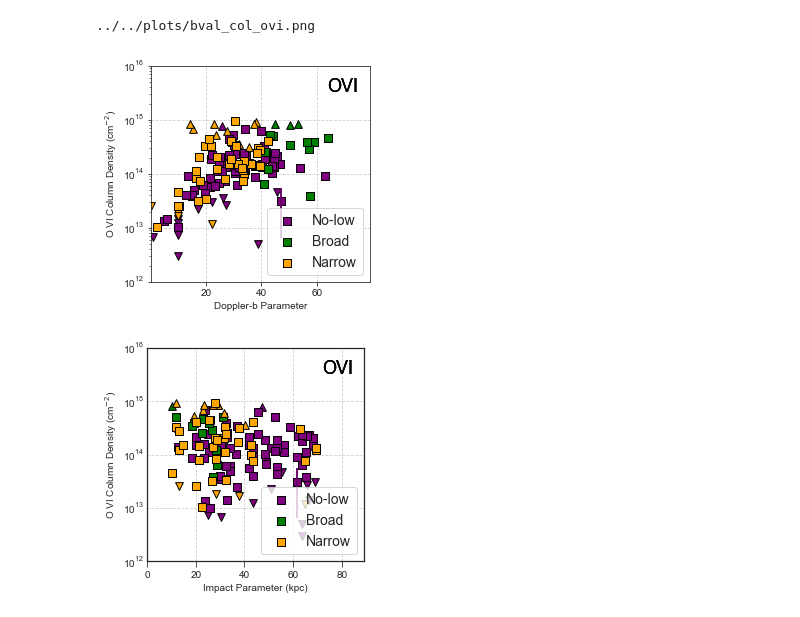
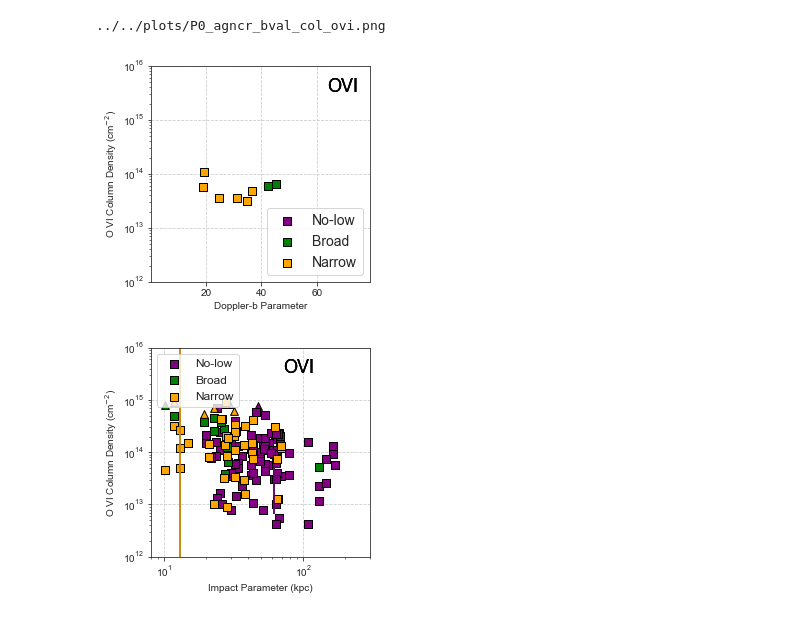
Before and after one commit to ibutsky/synthetic_spectra, a Jupyter notebook: scripts/plotting/plots.ipynb, the cells around one changed output. Drawn from its saved outputs; the diff is of its cells as text; code cells hidden in the pictures.

```diff
--- a/scripts/plotting/plots.ipynb
+++ b/scripts/plotting/plots.ipynb
@@ -26,19 +27,19 @@ sns.set_style("ticks",{'axes.grid': True, "ytick.major.size": 0.1,
 # %%
 vel = pt.load_data(['vel'])
 vel_p0 = pt.load_data(['vel'], model = 'P0')
-#vel_stream = pt.load_data(['vel'], model = 'stream')
+vel_cr = pt.load_data(['vel'], model = 'P0_agncr')
 
 vel = vel[vel > -1000]
 vel_p0 = vel_p0[vel_p0 > -1000]
-#vel_stream =
+vel_cr = vel_cr[vel_cr > -1000]
 
 bval = pt.load_data(['bval'])
 bval_p0 = pt.load_data(['bval'], model = 'P0')
-#bval_stream = pt.load_data(['bval'], model = 'stream')
+bval_cr = pt.load_data(['bval'], model = 'P0_agncr')
 
 bval = bval[bval > -1000]
 bval_p0 = bval_p0[bval_p0 > -1000]
-#bval_stream = bval_stream[bval_stream > -1000]
+bval_cr = bval_cr[bval_cr > -1000]
 
 
 fig, ax = plt.subplots(nrows =1, ncols =2, figsize =(8, 4), sharey = True, sharex= False)
@@ -50,15 +51,15 @@ nbin = np.linspace(-200, 200, 20)
 ec = 'black'
 alpha = 0.6
 
-ax[0].hist(vel_p0,  bins = nbin, linewidth = lw, histtype = ht, density = dens, label= 'Patient 0', edgecolor = ec, alpha = alpha)
-#ax[0].hist(vel_stream, bins = nbin, linewidth = lw, histtype = ht, density = dens, label= 'Streaming', edgecolor = ec, alpha = alpha)
+ax[0].hist(vel_p0,  bins = nbin, linewidth = lw, histtype = ht, density = dens, label= 'P0', edgecolor = ec, alpha = alpha)
+ax[0].hist(vel_cr, bins = nbin, linewidth = lw, histtype = ht, density = dens, label= 'P0+CR', edgecolor = ec, alpha = alpha)
 ax[0].legend()
 ax[0].set_ylabel('Normalized Frequency')
 ax[0].set_xlabel('Velocity Offset (km/s)')
 
 nbin = np.linspace(0, 100, 20)
-ax[1].hist(bval_p0,  bins = nbin, linewidth = lw, histtype = ht, density = dens, label= 'Patient 0', edgecolor = ec, alpha = alpha)
-#ax[1].hist(bval_stream, bins = nbin, linewidth = lw, histtype = ht, density = dens, label= 'Streaming', edgecolor = ec, alpha = alpha)
+ax[1].hist(bval_p0,  bins = nbin, linewidth = lw, histtype = ht, density = dens, label= 'P0', edgecolor = ec, alpha = alpha)
+ax[1].hist(bval_cr, bins = nbin, linewidth = lw, histtype = ht, density = dens, label= 'P0+CR', edgecolor = ec, alpha = alpha)
 ax[1].legend()
 ax[1].set_ylabel('Number of Absorbers')
 ax[1].set_xlabel('Doppler b-parameter')
@@ -96,10 +97,11 @@ ion_list = ['O VI']
 
 xfield = 'bval'
 yfield = 'col'
+model = 'P0_agncr'
 
 nrows = 1; ncols =1;
 fig, ax = plt.subplots(nrows = nrows, ncols = ncols, figsize=(4*ncols, 3.8*nrows), sharex = True, sharey = False)
-figg, aax = pt.plot_multipanel_scatter(ion_list, xfield = 'bval', yfield = 'col', nrows = nrows, \
+figg, aax = pt.plot_multipanel_scatter(ion_list, model = model, xfield = 'bval', yfield = 'col', nrows = nrows, \
                                         compare = 'ovi', fig = fig, ax = ax, marker_size = 60, set_ylim = True)
 
 ax.legend(loc = 4,  fontsize = 14, frameon = True)
@@ -108,30 +110,33 @@ ax.set_ylabel('O VI Column Density (cm$^{-2}$)')
 ax.set_xlabel('Doppler-b Parameter')
 
 fig.tight_layout()
-figname = '../../plots/%s_%s_%s.png'%(xfield, yfield, 'ovi')
+figname = '../../plots/%s_%s_%s_%s.png'%(model, xfield, yfield, 'ovi')
 print(figname)
 plt.savefig(figname, dpi = 300)
 # %% [output]
-../../plots/bval_col_ovi.png
+../../plots/P0_agncr_bval_col_ovi.png
-[figure, old version]
+[figure, new version]
 # %%
 imp.reload(ipd)
 imp.reload(pt)
 ion_list = ['O VI']
 
 xfield = 'impact'
 yfield = 'col'
+model = 'P0_agncr'
+model = 'P0'
 
 nrows = 1; ncols =1;
 fig, ax = plt.subplots(nrows = nrows, ncols = ncols, figsize=(4*ncols, 3.8*nrows), sharex = True, sharey = False)
-figg, aax = pt.plot_multipanel_scatter(ion_list, xfield = xfield, yfield = yfield, nrows = nrows, \
+figg, aax = pt.plot_multipanel_scatter(ion_list,model = model,  xfield = xfield, yfield = yfield, nrows = nrows, \
                                         compare = 'ovi', fig = fig, ax = ax, marker_size = 60, set_ylim = True)
 
-ax.legend(loc = 4, fontsize = 14, frameon = True)
+ax.legend(fontsize = 12, loc = 2)
 ax.set_ylabel('O VI Column Density (cm$^{-2}$)')
 ax.set_xlabel('Impact Parameter (kpc)')
-
+ax.set_xscale('log')
+ax.set_xlim(8, 300)
 fig.tight_layout()
-plt.savefig('../../plots/%s_%s_%s.png'%(xfield, yfield, 'ovi'), dpi = 300)
+plt.savefig('../../plots/%s_%s_%s_%s.png'%(model, xfield, yfield, 'ovi'), dpi = 300)
 # %% [output]
-[figure, old version]
+[figure, new version]
```
Also changed, not shown: parts of 3 cells of this notebook, 1 other file.
